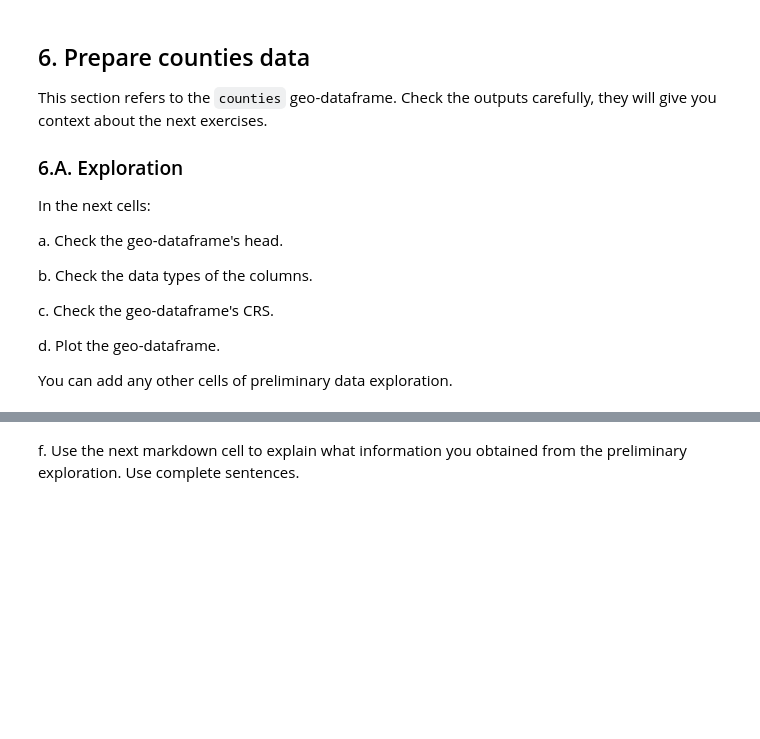
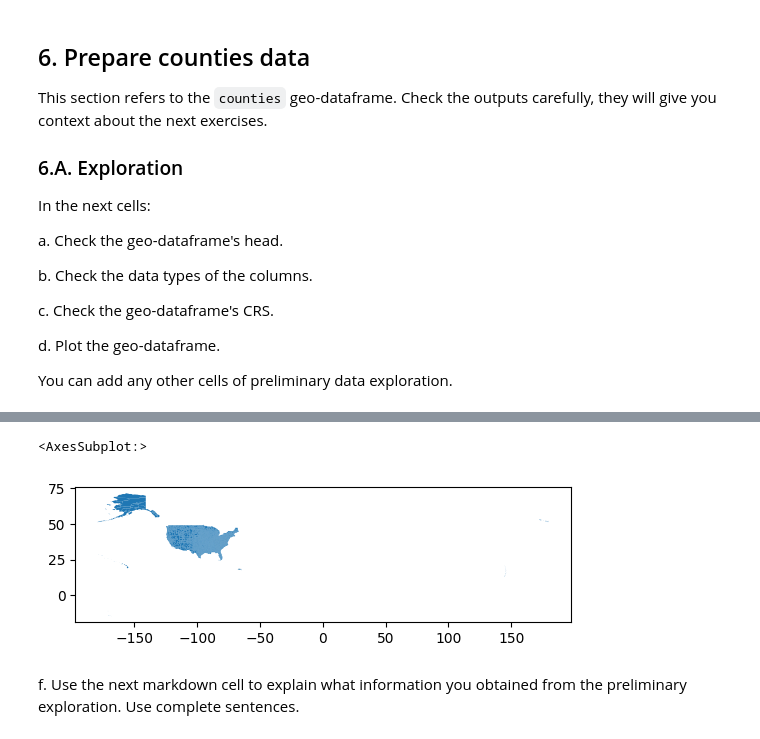
Before and after one commit to jorb1/eds220-hwk3, a Jupyter notebook: hwk3-task2-oil-spills.ipynb, the cells around one changed output, grey strips where cells are left out. Saved outputs shown, nothing was run; the diff lists cells and outputs as text; code cells hidden in the pictures; blank space fills up the shorter version.

```diff
--- a/hwk3-task2-oil-spills.ipynb
+++ b/hwk3-task2-oil-spills.ipynb
@@ -313,3 +358,10 @@ You can add any other cells of preliminary data exploration.
+# %%
+# d.
+# Plot the geo data frame
+counties.plot()
+# %% [output]
+<AxesSubplot:>
+[figure, added]
 # %% [markdown]
 <!-- BEGIN QUESTION -->
 
```
Also changed, not shown: parts of 19 cells of this notebook.
